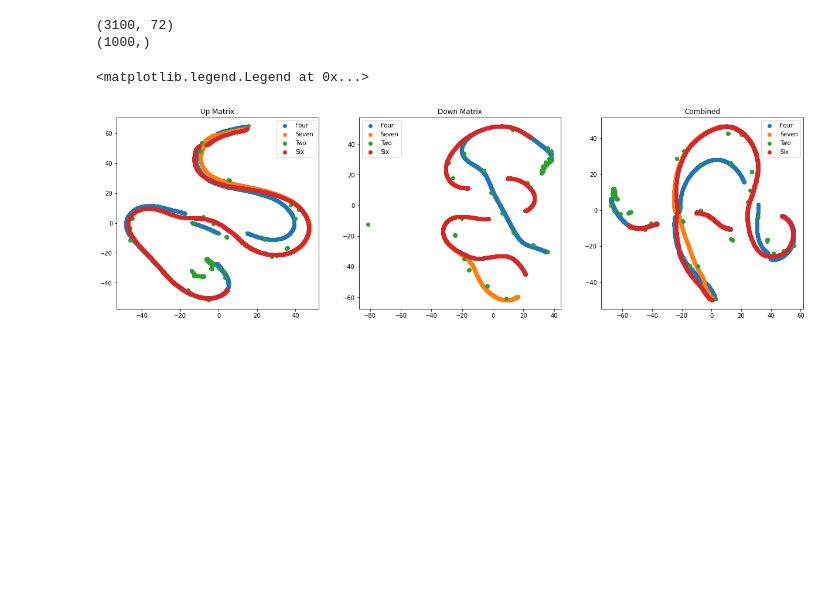
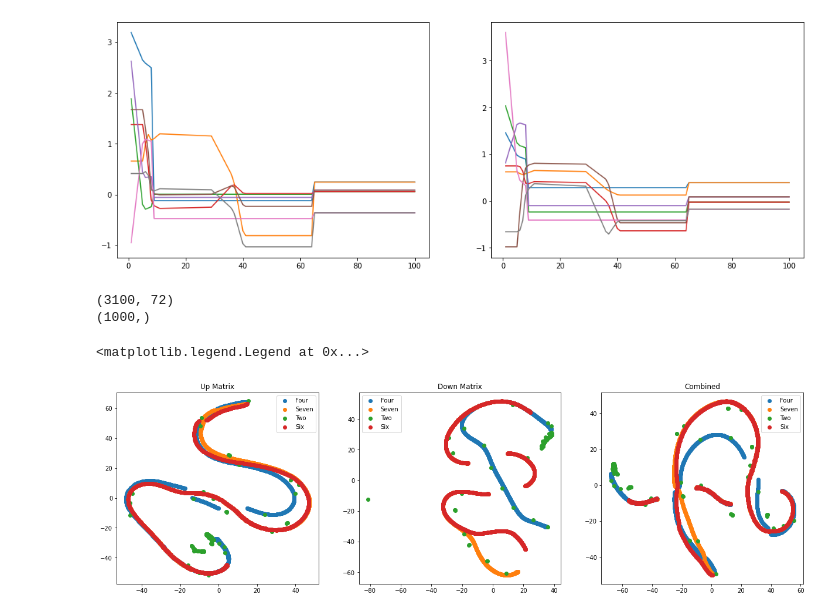
Before and after one commit to szaman19/MPSML, a Jupyter notebook: code/mps/MPS_Generator.ipynb, the cells around one changed output. Drawn from its saved outputs; the diff is of its cells as text; code cells hidden in the pictures; blank space fills up the shorter version.

```diff
--- a/code/mps/MPS_Generator.ipynb
+++ b/code/mps/MPS_Generator.ipynb
@@ -313,3 +431,13 @@ data_down = data_down.reshape((3100,36))
+# %%
+x = np.arange(1,101)
+f, (ax1, ax2) = plt.subplots(1, 2, figsize=(17,6))
+
+for i in range(4):
+    for k in range(1):
+        ax1.plot(x,data_up[100*k:100*(k+1),i])
+        ax2.plot(x,data_down[100*k:100*(k+1),i])
+# %% [output]
+[figure, added]
 # %%
 import numpy as np
 from sklearn.manifold import TSNE
```
Also changed, not shown: parts of 43 cells of this notebook, 3 other files.
